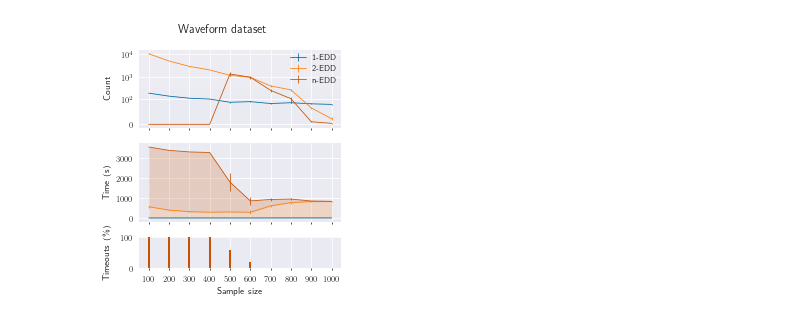
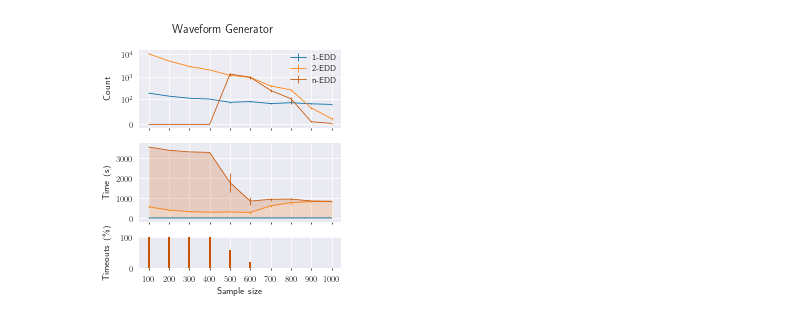
Before and after one commit to ayllon/MatchBox, a Jupyter notebook: notebooks/perf_sample_wave.ipynb, the cells around one changed output. Cells and saved outputs as stored; diff of their text form; code cells hidden in the pictures.

```diff
--- a/notebooks/perf_sample_wave.ipynb
+++ b/notebooks/perf_sample_wave.ipynb
@@ -132,32 +132,32 @@ ax_time.fill_between(sample_sizes, uind_mean + tind_mean, uind_mean + tind_mean
 #                 color=nind_g_color)
 #ax_time.fill_between(sample_sizes, uind_mean + tind_mean, uind_mean + tind_mean + nind_g_mean, color=nind_g_bg, zorder=1)
 
 #ax_time.legend(loc='upper left')
 ax_time.set_ylabel('Time (s)')
 
 ax_time.yaxis.set_minor_locator(ticker.AutoMinorLocator(2))
 ax_time.yaxis.grid(True, which='minor', linewidth=0.1)
 
 plt.setp(ax_time.get_xticklabels(), visible=False)
 
 ax_timeouts = fig.add_subplot(gs[4, 0], sharex=ax_counts)
 #ax_timeouts.bar(nind_g_timeouts.index-0.15, nind_g_timeouts * 100, width=10, color=nind_g_color, label='Growing stage')
 ax_timeouts.bar(nind_ng_timeouts.index, nind_ng_timeouts * 100, width=10, color=nind_ng_color, label='No growing stage')
 #ax_timeouts.legend()
 
 ax_timeouts.set_ylabel('Timeouts (\%)')
 ax_timeouts.set_xlabel('Sample size')
 ax_timeouts.yaxis.set_minor_locator(ticker.AutoMinorLocator(2))
 ax_timeouts.yaxis.grid(True, which='minor', linewidth=0.1)
 ax_timeouts.set_ylim(0, 100)
 ax_timeouts.set_xticks(sample_sizes)
 
-plt.suptitle('Waveform dataset')
+plt.suptitle('Waveform Generator')
 
 fig.align_ylabels([ax_counts, ax_time, ax_timeouts])
 
 plt.tight_layout()
 plt.savefig('/home/aalvarez/Downloads/scalability_sample_wave.pdf', bbox_inches='tight', pad_inches=0.05)
 plt.show()
 # %% [output]
-[figure, old version]
+[figure, new version]
```
Also changed, not shown: 1 other file.
